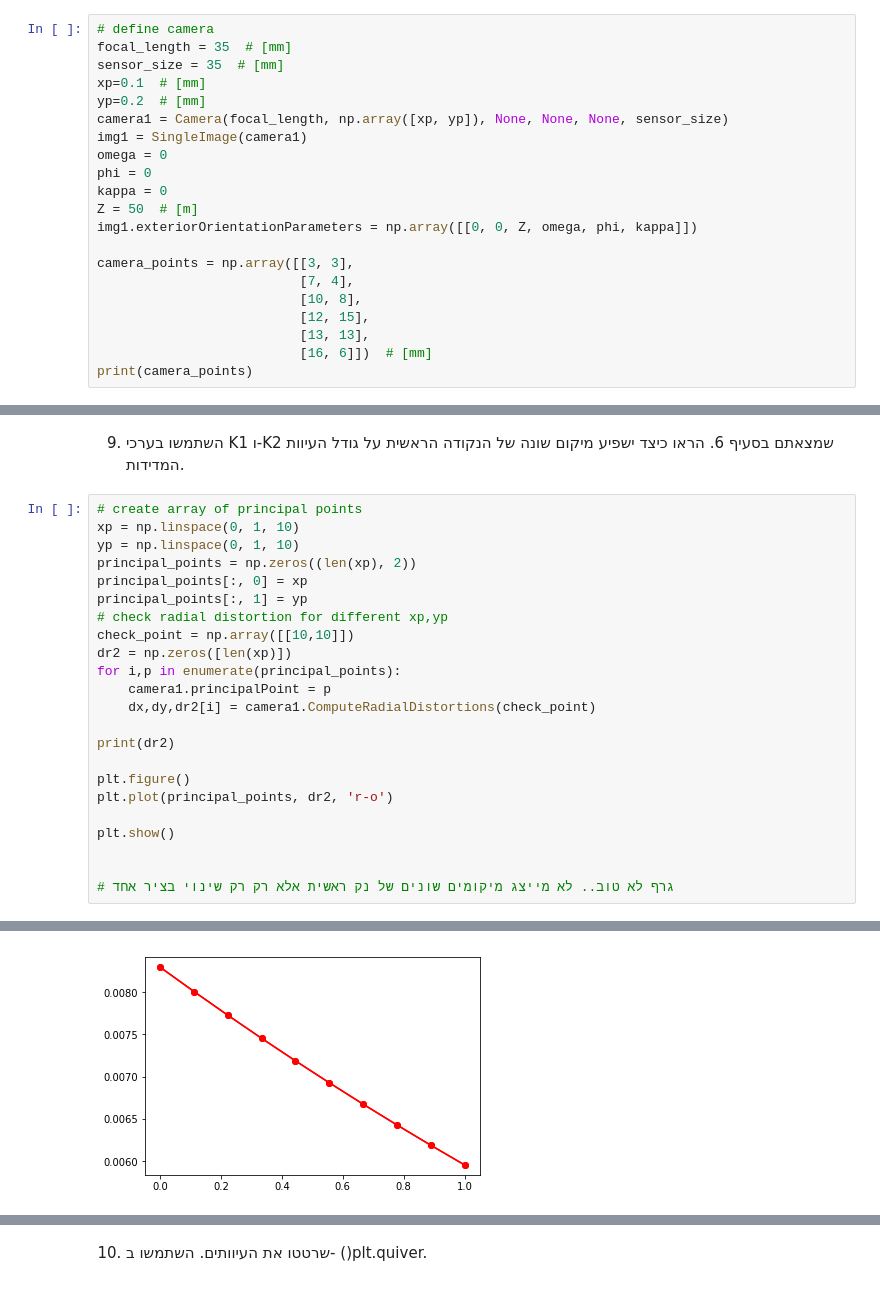
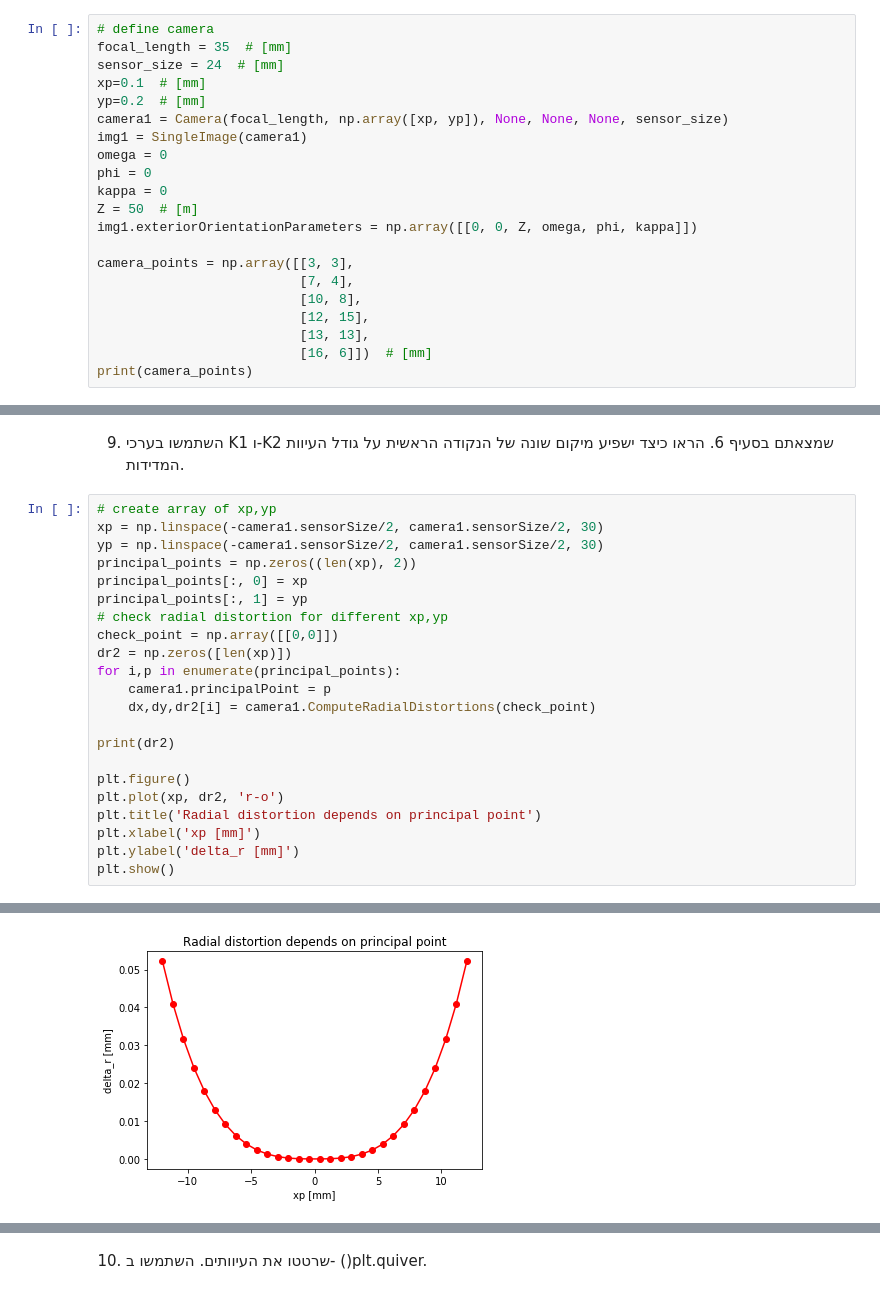
Before and after one commit to orenltr/Photo2, a Jupyter notebook: Lab3_CameraCalibratoin1.ipynb, the cells around one changed output, grey strips where cells are left out. Drawn from its saved outputs; the diff is of its cells as text.

```diff
--- a/Lab3_CameraCalibratoin1.ipynb
+++ b/Lab3_CameraCalibratoin1.ipynb
@@ -42,7 +42,7 @@ import MatrixMethods
 # %%
 # define camera
 focal_length = 35  # [mm]
-sensor_size = 35  # [mm]
+sensor_size = 24  # [mm]
 xp=0.1  # [mm]
 yp=0.2  # [mm]
 camera1 = Camera(focal_length, np.array([xp, yp]), None, None, None, sensor_size)
@@ -224,14 +232,14 @@ corrected points for radial distortion=
 # %% [markdown]
 9.	השתמשו בערכי K1 ו-K2 שמצאתם בסעיף 6. הראו כיצד ישפיע מיקום שונה של הנקודה הראשית על גודל העיוות המדידות.
 # %%
-# create array of principal points
-xp = np.linspace(0, 1, 10)
-yp = np.linspace(0, 1, 10)
+# create array of xp,yp
+xp = np.linspace(-camera1.sensorSize/2, camera1.sensorSize/2, 30)
+yp = np.linspace(-camera1.sensorSize/2, camera1.sensorSize/2, 30)
 principal_points = np.zeros((len(xp), 2))
 principal_points[:, 0] = xp
 principal_points[:, 1] = yp
 # check radial distortion for different xp,yp
-check_point = np.array([[10,10]])
+check_point = np.array([[0,0]])
 dr2 = np.zeros([len(xp)])
 for i,p in enumerate(principal_points):
     camera1.principalPoint = p
@@ -240,10 +248,9 @@ for i,p in enumerate(principal_points):
 print(dr2)
 
 plt.figure()
-plt.plot(principal_points, dr2, 'r-o')
-
+plt.plot(xp, dr2, 'r-o')
+plt.title('Radial distortion depends on principal point')
+plt.xlabel('xp [mm]')
+plt.ylabel('delta_r [mm]')
 plt.show()
-
-
-# גרף לא טוב.. לא מייצג מיקומים שונים של נק ראשית אלא רק רק שינוי בציר אחד
 # %% [output]
@@ -252 +265 @@ plt.show()
-[figure, old version]
+[figure, new version]
```
Also changed, not shown: parts of 11 cells of this notebook, 1 other file.
